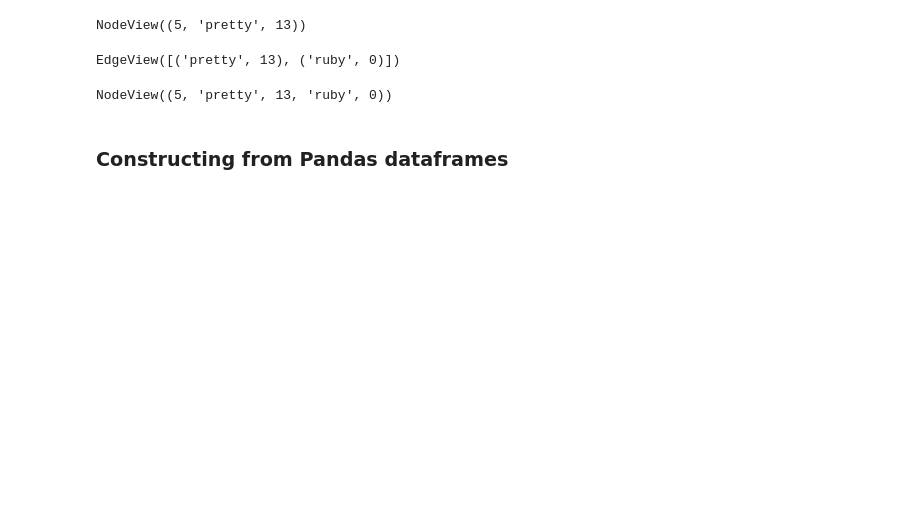
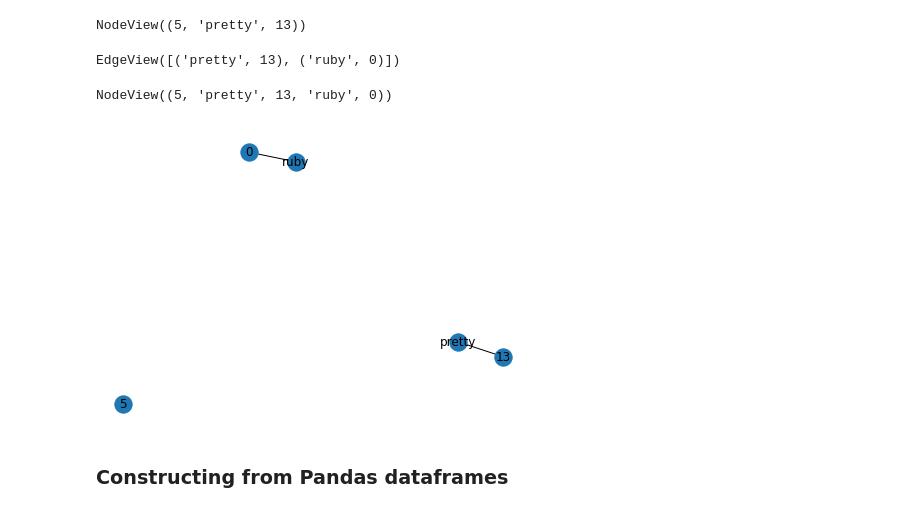
Before and after one commit to socialcomquant/css_methods_python_workshop, a Jupyter notebook: workshop2/1_network_construction_solution.ipynb, the cells around one changed output. Drawn from its saved outputs; the diff is of its cells as text; code cells hidden in the pictures; blank space fills up the shorter version.

```diff
--- a/workshop2/1_network_construction_solution.ipynb
+++ b/workshop2/1_network_construction_solution.ipynb
@@ -49,6 +49,10 @@ EdgeView([('pretty', 13), ('ruby', 0)])
 G.nodes()
 # %% [output]
 NodeView((5, 'pretty', 13, 'ruby', 0))
+# %%
+nx.draw(G, with_labels = True)
+# %% [output]
+[figure, added]
 # %% [markdown]
 ### Constructing from Pandas dataframes
 # %%
```
Also changed, not shown: parts of 2 cells of this notebook, 1 other file.
